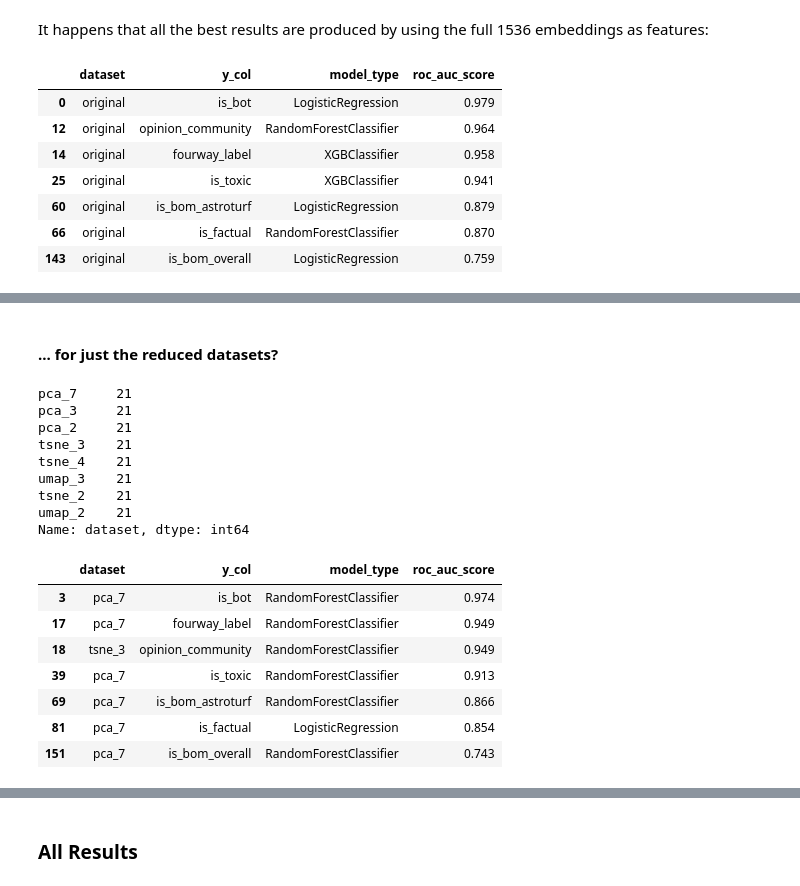
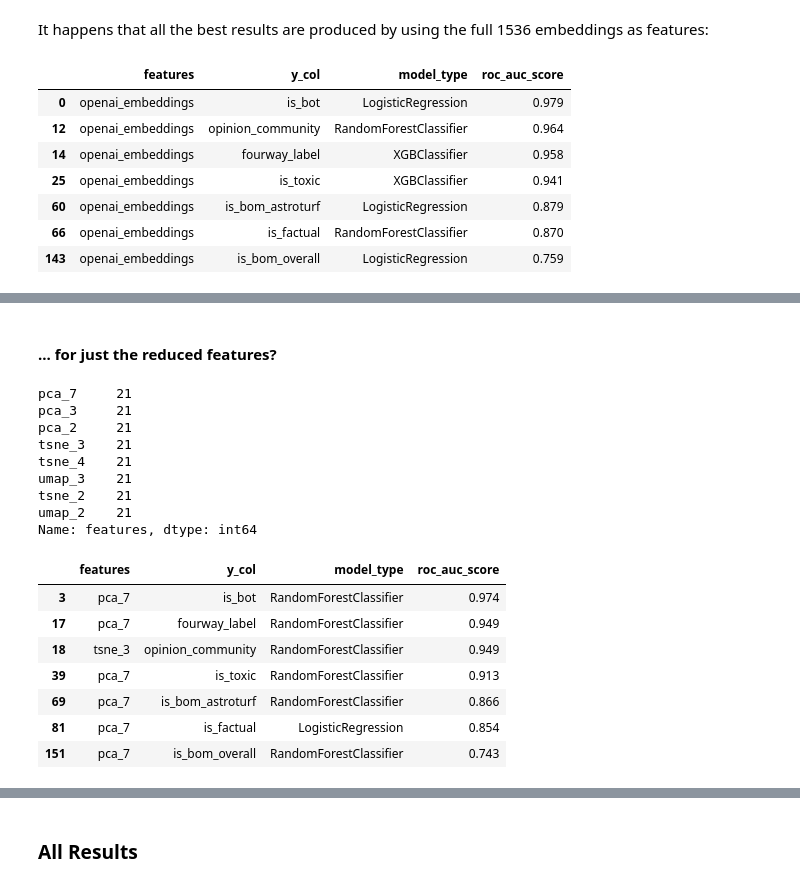
Before and after one commit to s2t2/openai-embeddings-2023, a Jupyter notebook: notebooks/Analysis_Single_Results_File_v4.ipynb, the cells around one changed output, grey strips where cells are left out. Saved outputs shown, nothing was run; the diff lists cells and outputs as text; code cells hidden in the pictures.

Commit message:
Update column name in notebook

```diff
--- a/notebooks/Analysis_Single_Results_File_v4.ipynb
+++ b/notebooks/Analysis_Single_Results_File_v4.ipynb
@@ -96,16 +96,16 @@ It happens that all the best results are produced by using the full 1536 embeddi
 # %%
 best_rows = df.groupby("y_col")[metric_col].idxmax()
 best = df.loc[best_rows].copy()
-best[["dataset", "y_col", "model_type", metric_col]].sort_values(by=metric_col, ascending=False)
+best[["features", "y_col", "model_type", metric_col]].sort_values(by=metric_col, ascending=False)
 # %% [output]
-|  | dataset | y_col | model_type | roc_auc_score |
-| 0 | original | is_bot | LogisticRegression | 0.979 |
-| 12 | original | opinion_community | RandomForestClassifier | 0.964 |
-| 14 | original | fourway_label | XGBClassifier | 0.958 |
-| 25 | original | is_toxic | XGBClassifier | 0.941 |
-| 60 | original | is_bom_astroturf | LogisticRegression | 0.879 |
-| 66 | original | is_factual | RandomForestClassifier | 0.870 |
-| 143 | original | is_bom_overall | LogisticRegression | 0.759 |
+|  | features | y_col | model_type | roc_auc_score |
+| 0 | openai_embeddings | is_bot | LogisticRegression | 0.979 |
+| 12 | openai_embeddings | opinion_community | RandomForestClassifier | 0.964 |
+| 14 | openai_embeddings | fourway_label | XGBClassifier | 0.958 |
+| 25 | openai_embeddings | is_toxic | XGBClassifier | 0.941 |
+| 60 | openai_embeddings | is_bom_astroturf | LogisticRegression | 0.879 |
+| 66 | openai_embeddings | is_factual | RandomForestClassifier | 0.870 |
+| 143 | openai_embeddings | is_bom_overall | LogisticRegression | 0.759 |
 # %%
 import plotly.express as px
 
@@ -118,10 +118,10 @@ px.bar(chart_df, orientation="h", x=metric_col, y="y_col",
 # %% [output]
 [interactive output not drawn]
 # %% [markdown]
-#### ... for just the reduced datasets?
+#### ... for just the reduced features?
 # %%
 reduced_df = df[df["reducer_type"] != "N/A"].copy()
-reduced_df["dataset"].value_counts()
+reduced_df["features"].value_counts()
 # %% [output]
 pca_7     21
 pca_3     21
@@ -131,15 +131,15 @@ tsne_4    21
 umap_3    21
 tsne_2    21
 umap_2    21
-Name: dataset, dtype: int64
+Name: features, dtype: int64
 # %%
 #reduced_df.groupby("y_col")[metric_col].max().sort_values(ascending=False)
 # %%
 best_rows_reduced = reduced_df.groupby("y_col")[metric_col].idxmax()
 best_reduced = reduced_df.loc[best_rows_reduced]
-best_reduced[["dataset", "y_col", "model_type", metric_col]].sort_values(by=metric_col, ascending=False)
+best_reduced[["features", "y_col", "model_type", metric_col]].sort_values(by=metric_col, ascending=False)
 # %% [output]
-|  | dataset | y_col | model_type | roc_auc_score |
+|  | features | y_col | model_type | roc_auc_score |
 | 3 | pca_7 | is_bot | RandomForestClassifier | 0.974 |
 | 17 | pca_7 | fourway_label | RandomForestClassifier | 0.949 |
 | 18 | tsne_3 | opinion_community | RandomForestClassifier | 0.949 |
```
Also changed, not shown: parts of 8 cells of this notebook, 1 other file.
